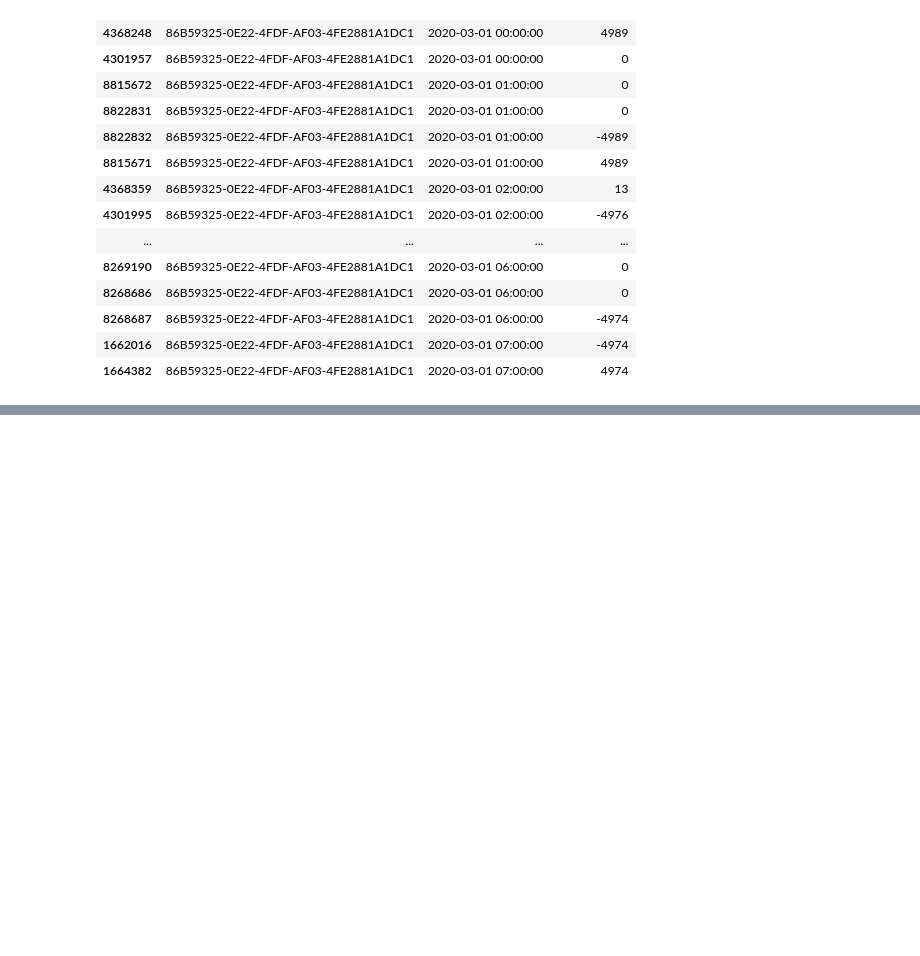
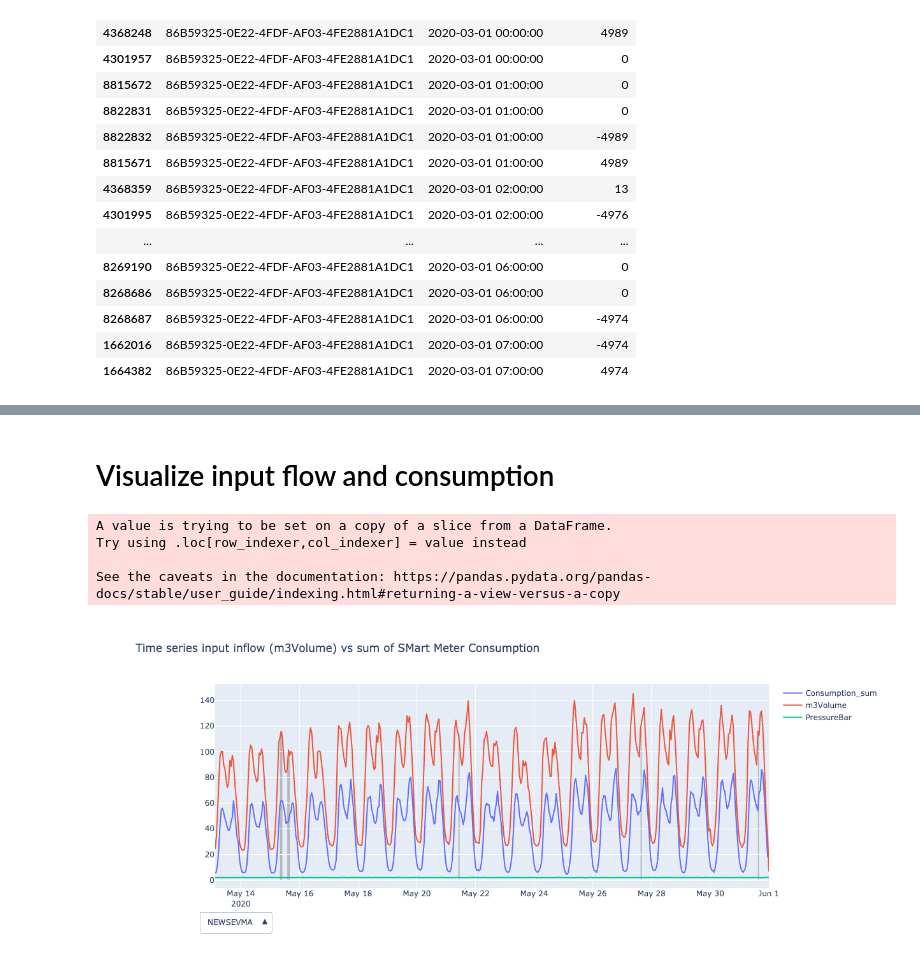
Before and after one commit to StorWater/StorWater_POC, a Jupyter notebook: notebooks/06-jsg-smartMeter.ipynb, the cells around one changed output, grey strips where cells are left out. Cells and saved outputs as stored; diff of their text form; code cells hidden in the pictures; blank space fills up the shorter version.

```diff
--- a/notebooks/06-jsg-smartMeter.ipynb
+++ b/notebooks/06-jsg-smartMeter.ipynb
@@ -176,0 +256,10 @@ df_single1.sort_values('DateTime').head(30)
+# %%
+avg_cols = [ 'PressureBar', 'is_leakage', 'maxtempC', 'mintempC', 'totalSnow_cm',
+       'sunHour', 'uvIndex', 'DewPointC', 'humidity', 'precipMM', 'pressure',
+       'tempC']
+
+d_agg = {}
+for a in avg_cols:
+    d_agg[a] = 'mean'
+d_agg['m3Volume'] = 'sum'
+d_agg
@@ -176,0 +280,7 @@ df_single1.sort_values('DateTime').head(30)
+# %%
+df_dma['Timestamp_datehour'] = df_dma['Timestamp'].dt.floor('H')
+# %%
+df_dma_h = df_dma.groupby(['DMA', 'Timestamp_datehour']).agg(d_agg)
+df_dma_h = df_dma_h.reset_index()
+df_dma_h['is_leakage']= np.where(df_dma_h['is_leakage'] > 0,1, 0)
+df_dma_h
@@ -176,0 +301,7 @@ df_single1.sort_values('DateTime').head(30)
+# %%
+df_merge = pd.merge(df_smart_h,df_dma_h,
+                    left_on=['DMASHORTNAME','DateTime'], right_on=['DMA','Timestamp_datehour'])
+print(f"Shape df_smart_h:{df_smart_h.shape} Shape df_dma_h: {df_dma_h.shape} Shape result df_merge: {df_merge.shape}")
+
+df_merge = df_merge.drop(['Timestamp_datehour','DMASHORTNAME'],axis=1)
+df_merge
@@ -176,0 +323,25 @@ df_single1.sort_values('DateTime').head(30)
+# %% [markdown]
+# Visualize input flow and consumption
+# %%
+from waterhack.visualize import time_vs_y
+
+df_plot = df_merge.tail(5000)
+df_plot['Consumption_sum'] = df_plot['Consumption_sum']/1000
+
+fig = time_vs_y(df = df_plot,
+          time_col = 'DateTime',
+         id_col_name = 'DMA',
+         id_list =['NEWSEVMA', 'NORW21MA', 'NEWSTUMA', 'BURYRDMA', 'NORW37MA',
+       'NEWCENMA', 'NORFIFMA', 'SWALSHMA', 'NORW18MA', 'NORCRDMA',
+       'BLOFLDMA'],
+         cols_descr = ['Consumption_sum','m3Volume','PressureBar'],
+          y_col = 'is_leakage',
+         title='Time series input inflow (m3Volume) vs sum of SMart Meter Consumption')
+
+fig
+# %% [output]
+A value is trying to be set on a copy of a slice from a DataFrame.
+Try using .loc[row_indexer,col_indexer] = value instead
+
+See the caveats in the documentation: https://pandas.pydata.org/pandas-docs/stable/user_guide/indexing.html#returning-a-view-versus-a-copy
+[figure, added]
```
Also changed, not shown: parts of 12 cells of this notebook, 3 other files.
